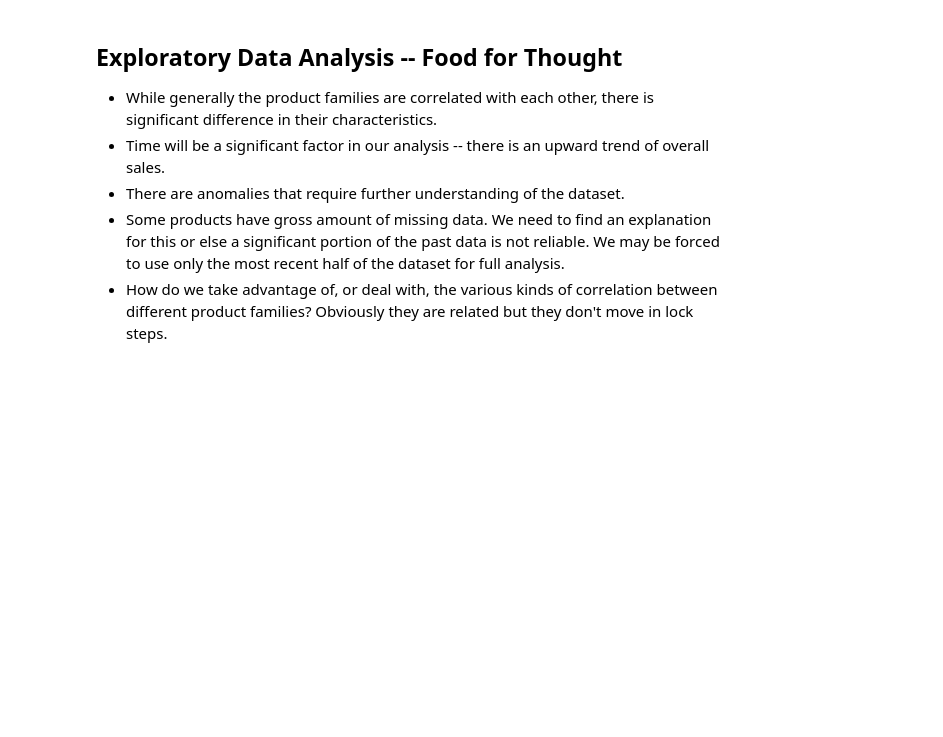
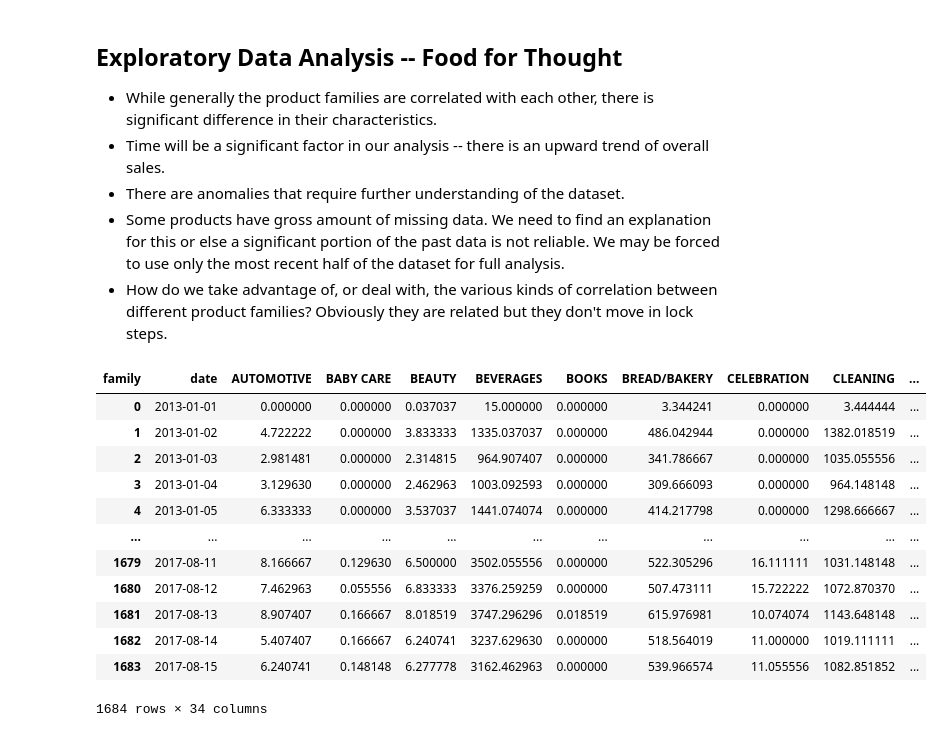
Before and after one commit to suhasAB/store-sales-forecasting, a Jupyter notebook: StoreSales.ipynb, the cells around one changed output. Saved outputs shown, nothing was run; the diff lists cells and outputs as text; code cells hidden in the pictures; blank space fills up the shorter version.

```diff
--- a/StoreSales.ipynb
+++ b/StoreSales.ipynb
@@ -612,3 +626,19 @@ portion of the past data is not reliable. We may be forced to use only the most
 full analysis.
 + How do we take advantage of, or deal with, the various kinds of correlation between different product families?
 Obviously they are related but they don't move in lock steps.
+# %%
+pivoted_table
+# %% [output]
+| family | date | AUTOMOTIVE | BABY CARE | BEAUTY | BEVERAGES | BOOKS | BREAD/BAKERY | CELEBRATION | CLEANING | ... |
+| 0 | 2013-01-01 | 0.000000 | 0.000000 | 0.037037 | 15.000000 | 0.000000 | 3.344241 | 0.000000 | 3.444444 | ... |
+| 1 | 2013-01-02 | 4.722222 | 0.000000 | 3.833333 | 1335.037037 | 0.000000 | 486.042944 | 0.000000 | 1382.018519 | ... |
+| 2 | 2013-01-03 | 2.981481 | 0.000000 | 2.314815 | 964.907407 | 0.000000 | 341.786667 | 0.000000 | 1035.055556 | ... |
+| 3 | 2013-01-04 | 3.129630 | 0.000000 | 2.462963 | 1003.092593 | 0.000000 | 309.666093 | 0.000000 | 964.148148 | ... |
+| 4 | 2013-01-05 | 6.333333 | 0.000000 | 3.537037 | 1441.074074 | 0.000000 | 414.217798 | 0.000000 | 1298.666667 | ... |
+| ... | ... | ... | ... | ... | ... | ... | ... | ... | ... | ... |
+| 1679 | 2017-08-11 | 8.166667 | 0.129630 | 6.500000 | 3502.055556 | 0.000000 | 522.305296 | 16.111111 | 1031.148148 | ... |
+| 1680 | 2017-08-12 | 7.462963 | 0.055556 | 6.833333 | 3376.259259 | 0.000000 | 507.473111 | 15.722222 | 1072.870370 | ... |
+| 1681 | 2017-08-13 | 8.907407 | 0.166667 | 8.018519 | 3747.296296 | 0.018519 | 615.976981 | 10.074074 | 1143.648148 | ... |
+| 1682 | 2017-08-14 | 5.407407 | 0.166667 | 6.240741 | 3237.629630 | 0.000000 | 518.564019 | 11.000000 | 1019.111111 | ... |
+| 1683 | 2017-08-15 | 6.240741 | 0.148148 | 6.277778 | 3162.462963 | 0.000000 | 539.966574 | 11.055556 | 1082.851852 | ... |
+1684 rows × 34 columns
```
Also changed, not shown: parts of 12 cells of this notebook.
